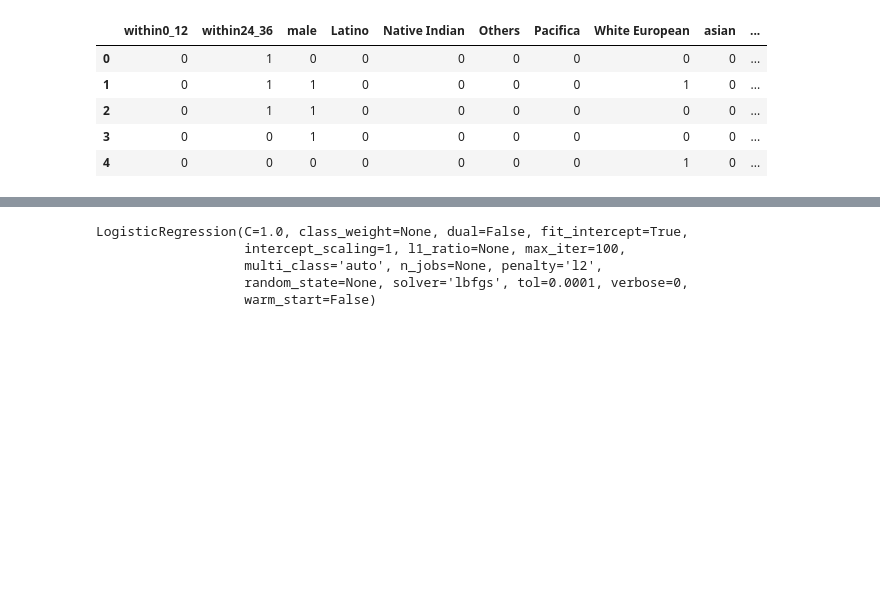
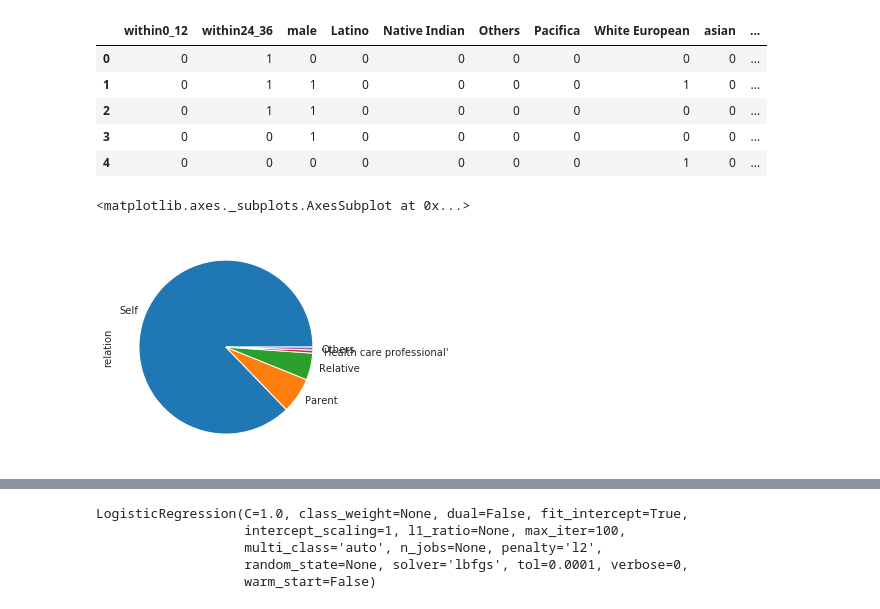
Before and after one commit to Sreesudham/CLOUDPROJECT, a Jupyter notebook: autismprediction.ipynb, the cells around one changed output, grey strips where cells are left out. Cells and saved outputs as stored; diff of their text form; code cells hidden in the pictures; blank space fills up the shorter version.

```diff
--- a/autismprediction.ipynb
+++ b/autismprediction.ipynb
@@ -199,3 +199,8 @@ final_data.head()
 | 2 | 0 | 1 | 1 | 0 | 0 | 0 | 0 | 0 | 0 | ... |
 | 3 | 0 | 0 | 1 | 0 | 0 | 0 | 0 | 0 | 0 | ... |
 | 4 | 0 | 0 | 0 | 0 | 0 | 0 | 0 | 1 | 0 | ... |
+# %%
+data1.relation.value_counts().plot(kind = 'pie')
+# %% [output]
+<matplotlib.axes._subplots.AxesSubplot at 0x...>
+[figure, added]
```
Also changed, not shown: parts of 1 cell of this notebook.
